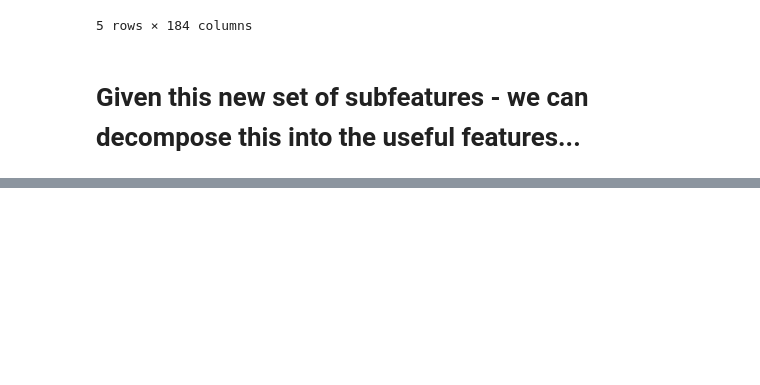
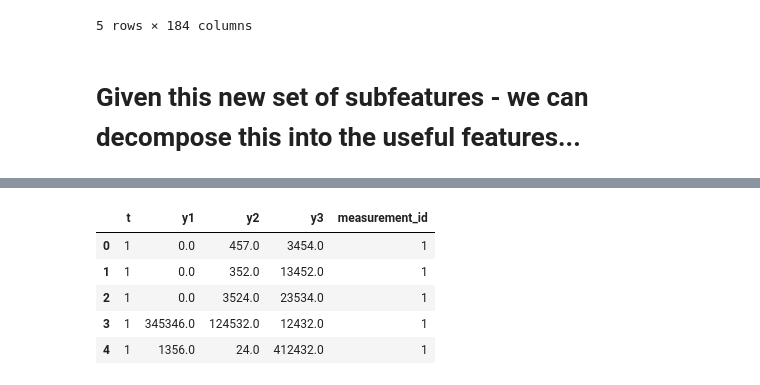
Before and after one commit to blue-yonder/tsfresh, a Jupyter notebook: notebooks/examples/06 tsfresh on tsfresh.ipynb, the cells around one changed output, grey strips where cells are left out. Drawn from its saved outputs; the diff is of its cells as text; code cells hidden in the pictures; blank space fills up the shorter version.

```diff
--- a/notebooks/examples/06 tsfresh on tsfresh.ipynb
+++ b/notebooks/examples/06 tsfresh on tsfresh.ipynb
@@ -187,0 +144,11 @@ potentially move this to its own notebook
+# %%
+## Load in an arbitrary example
+ts_example,_ = gen_example_timeseries_data(container_type="pandas")
+display(ts_example.head())
+# %% [output]
+|  | t | y1 | y2 | y3 | measurement_id |
+| 0 | 1 | 0.0 | 457.0 | 3454.0 | 1 |
+| 1 | 1 | 0.0 | 352.0 | 13452.0 | 1 |
+| 2 | 1 | 0.0 | 3524.0 | 23534.0 | 1 |
+| 3 | 1 | 345346.0 | 124532.0 | 12432.0 | 1 |
+| 4 | 1 | 1356.0 | 24.0 | 412432.0 | 1 |
```
Also changed, not shown: parts of 13 cells of this notebook, 2 other files.
